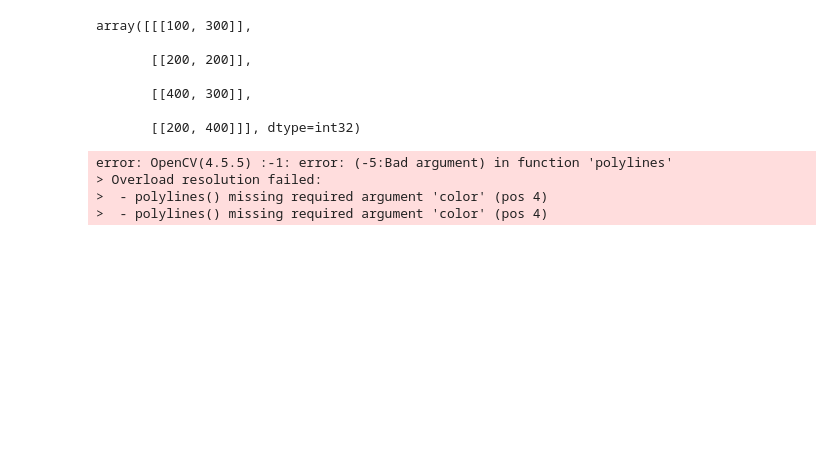
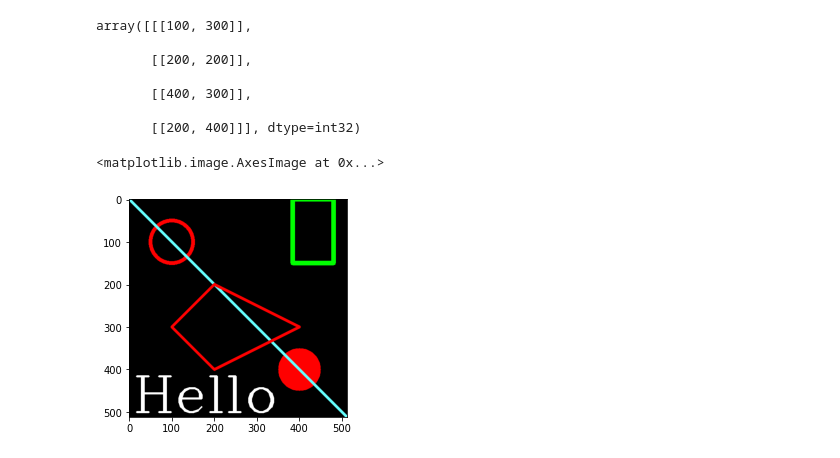
Before and after one commit to rdick/Computer-Vision-Learning, a Jupyter notebook: 3.3 Shapes, lines, text openCV.ipynb, the cells around one changed output. Cells and saved outputs as stored; diff of their text form; code cells hidden in the pictures; blank space fills up the shorter version.

```diff
--- a/3.3 Shapes, lines, text openCV.ipynb
+++ b/3.3 Shapes, lines, text openCV.ipynb
@@ -142,9 +142,7 @@ array([[[100, 300]],
        [[200, 400]]], dtype=int32)
 # %%
 cv2.polylines(blank_img,[pts], isClosed=True, color=(255,0,0), thickness=5)
-plt.imshow(blank
+plt.imshow(blank_img)
 # %% [output]
-error: OpenCV(4.5.5) :-1: error: (-5:Bad argument) in function 'polylines'
-> Overload resolution failed:
->  - polylines() missing required argument 'color' (pos 4)
->  - polylines() missing required argument 'color' (pos 4)
+<matplotlib.image.AxesImage at 0x...>
+[figure, added]
```
Also changed, not shown: 1 other file.
